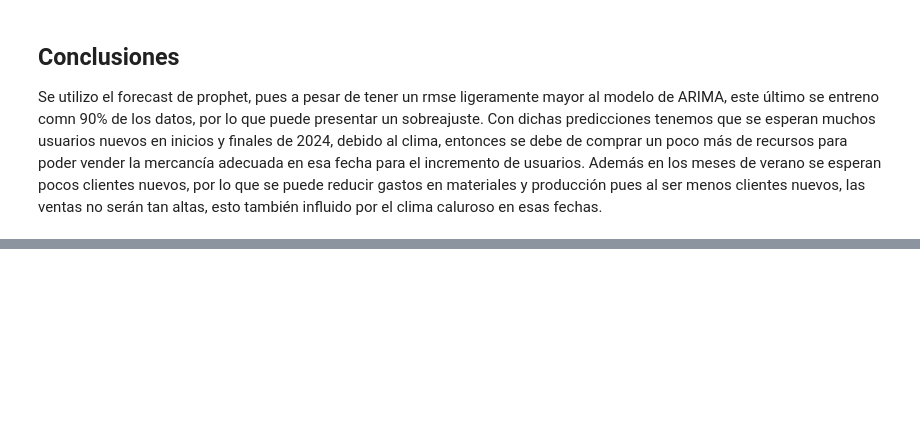
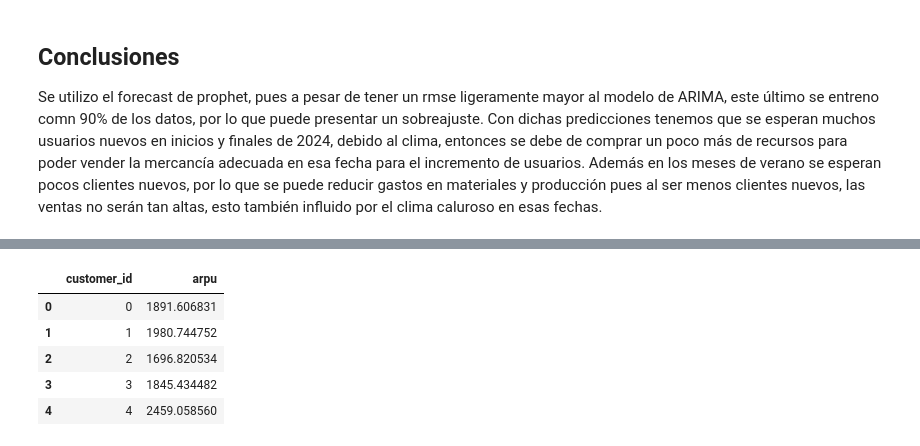
Before and after one commit to LuisMB09/lab_analisis_datos, a Jupyter notebook: examen-2do-parcial.ipynb, the cells around one changed output, grey strips where cells are left out. Drawn from its saved outputs; the diff is of its cells as text; code cells hidden in the pictures; blank space fills up the shorter version.

```diff
--- a/examen-2do-parcial.ipynb
+++ b/examen-2do-parcial.ipynb
@@ -433,0 +552,13 @@ Se utilizo el forecast de prophet, pues a pesar de tener un rmse ligeramente may
+# %%
+df_arpu = pd.read_csv('data/correcaminos_historical_arpu.csv')
+df_conversion = pd.read_csv('data/correcaminos_historical_conversion.csv')
+
+df_arpu.head()
+#df_conversion.head()
+# %% [output]
+|  | customer_id | arpu |
+| 0 | 0 | 1891.606831 |
+| 1 | 1 | 1980.744752 |
+| 2 | 2 | 1696.820534 |
+| 3 | 3 | 1845.434482 |
+| 4 | 4 | 2459.058560 |
```
Also changed, not shown: parts of 14 cells of this notebook, 2 other files.
